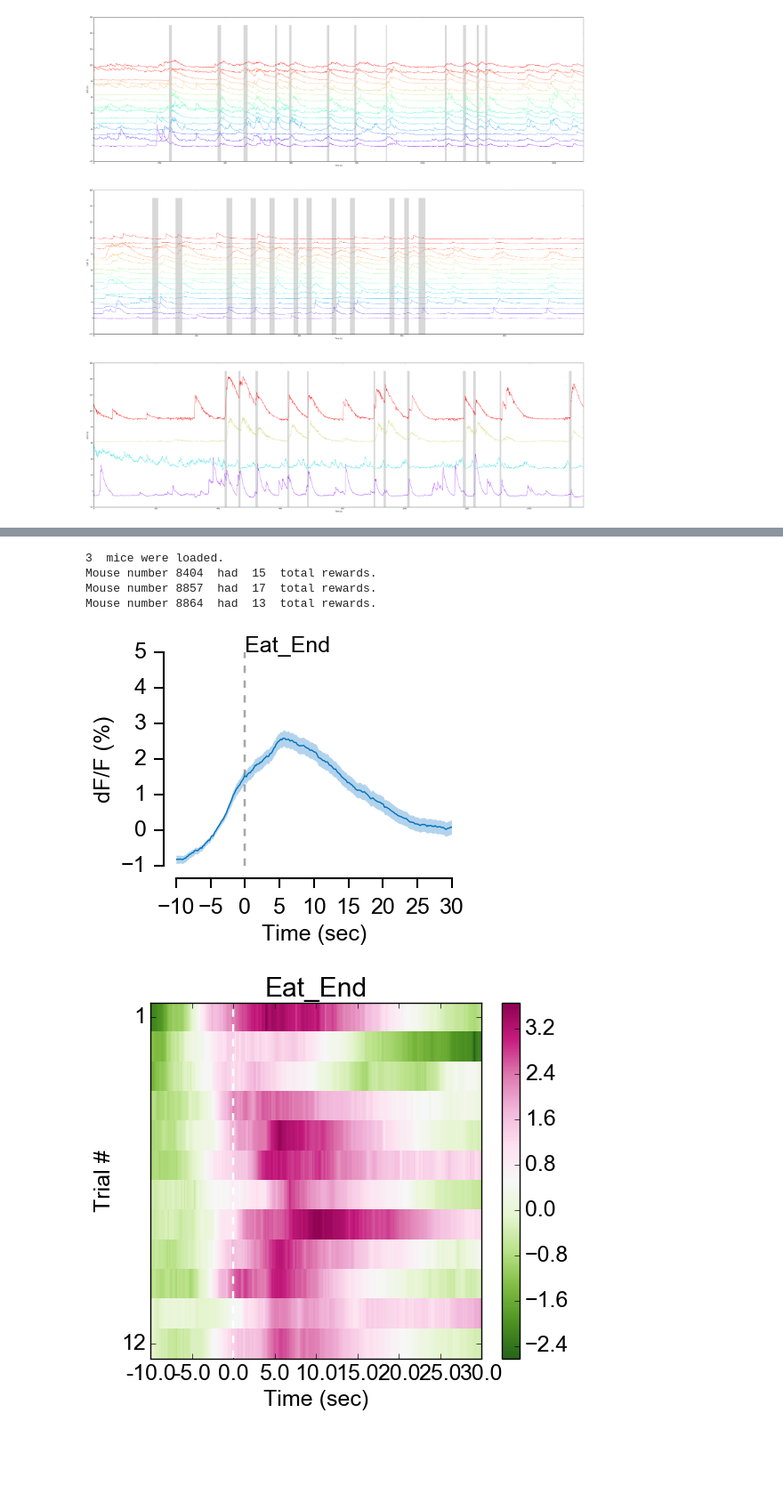
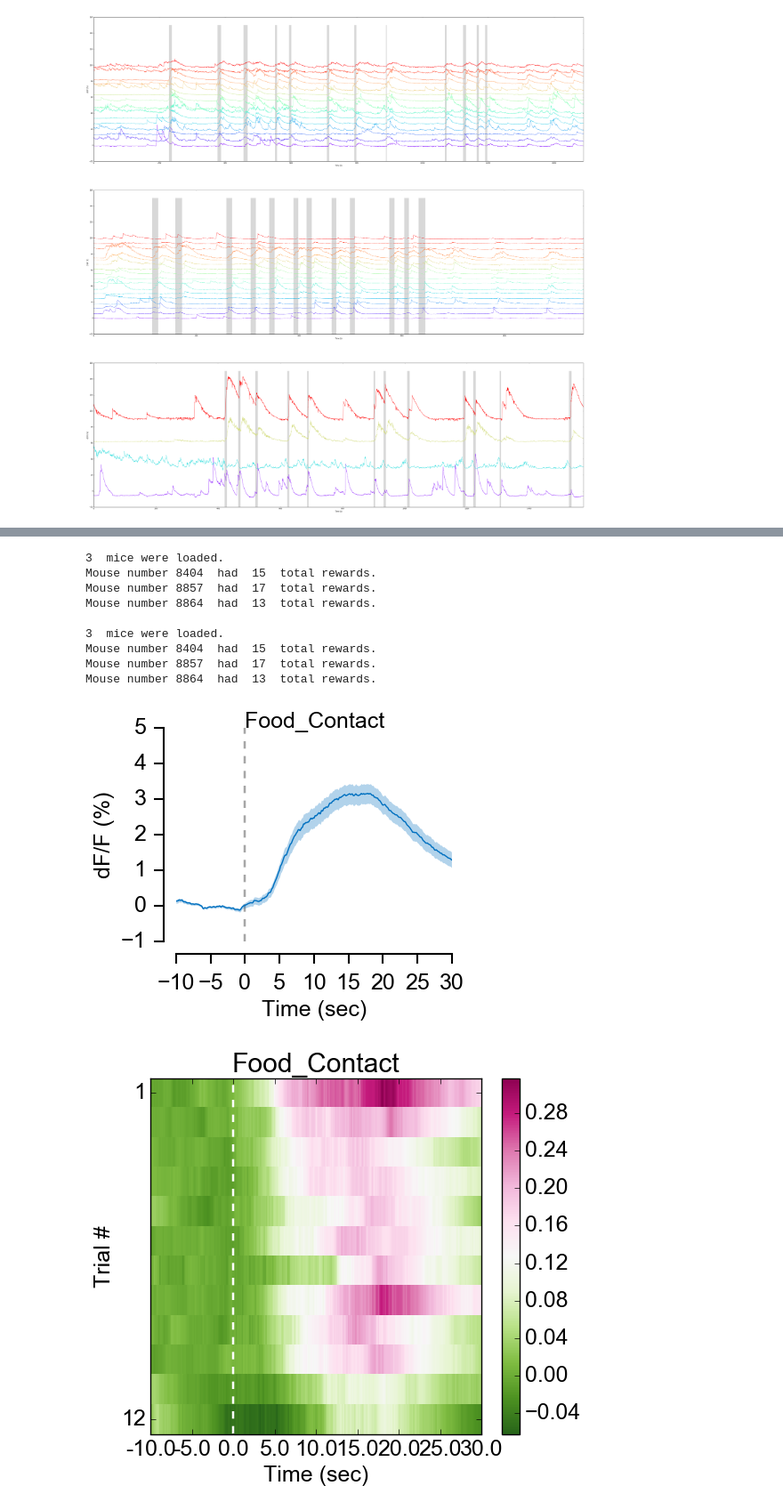
Before and after one commit to hkucukdereli/Analysis_Miniscope, a Jupyter notebook: Miniscope_FR1_first_summary.ipynb, the cells around one changed output, grey strips where cells are left out. Shown at 89% size. Saved outputs shown, nothing was run; the diff lists cells and outputs as text; code cells hidden in the pictures; blank space fills up the shorter version.

```diff
--- a/Miniscope_FR1_first_summary.ipynb
+++ b/Miniscope_FR1_first_summary.ipynb
@@ -60,13 +56,16 @@ for i, [mus, sess] in enumerate(mice):
 # %%
 # dFF and plot again
-filtList = filtData(mice, dffCalc(mice, dataList, lowest=False), cutoff=3.0, order=6)
-dFFList = smoothData(mice, filtList, window=5)
+filtList = filtData(mice, dffCalc(mice, dataList, lowest=False), cutoff=5.0, order=6)
+dFFList = smoothData(mice, filtList, window=4)
+
+# Normalize the data
+normList = normData(mice, dFFList)
 
 # Get the events
 eventStart = getEvents(mice, eventList, 'Eat_Start', trials)
 eventEnd = getEvents(mice, eventList, 'Eat_End', trials)
 
-if True:
+if 1:
     # Plot the dFF data
     n = 100
     fig = plt.figure(figsize=(50,50), facecolor="w", dpi= 150)
@@ -80,6 +79,6 @@ if True:
         for i, event in enumerate(eventStart[mus]):
             ax.fill_between([eventStart[mus].loc[i+1], eventEnd[mus].loc[i+1]], -20, 150, facecolor='gray', linewidth=0, alpha=0.3, zorder=-55)
 
-    fig.savefig("J:\\Hakan Kucukdereli\\Miniscope_Behaviour_MPIN\\scripts\\figures\\first_draft\\1_all_cells_filt2_dff.pdf")
+    #fig.savefig("J:\\Hakan Kucukdereli\\Miniscope_Behaviour_MPIN\\scripts\\figures\\first_draft\\1_all_cells_filt2_dff.pdf")
 # %% [output]
 [figure]
@@ -126,26 +209,32 @@ fig.savefig("J:\\Hakan Kucukdereli\\Miniscope_Behaviour_MPIN\\scripts\\figures\\
 # %%
 # Pick the event
-eventType = 'Eat_End'
+eventType = 'Food_Contact'
 base = -10.0
 duration = 30.0
 
 # Plot the mean of all
 eventsData = markTrials(mice, dFFList, base=base, duration=duration, eventType=eventType, behType=behType, trials=trials, baselining=True)
+eventsData_norm = markTrials(mice, normList, base=base, duration=duration, eventType=eventType, behType=behType, trials=trials, baselining=True)
 
 # Calculate the mean and sem
 mean=eventsData.pivot_table(index=['Event', 'Cell'], columns='New_Time').mean()
 sem=eventsData.pivot_table(index=['Event', 'Cell'], columns='New_Time').sem()
 time = np.arange(base,duration,fs)
 
 fig, ax = plotMean(mean, sem, time, eventType)
-fig.savefig("J:\\Hakan Kucukdereli\\Miniscope_Behaviour_MPIN\\scripts\\figures\\first_draft\\2_eat_end_all_trials_mean_10sec.svg")
+#fig.savefig("J:\\Hakan Kucukdereli\\Miniscope_Behaviour_MPIN\\scripts\\figures\\first_draft\\2_food_contact_all_trials_mean_10sec.svg")
 
-fig2, ax2 = plotHeat(eventsData, eventType, base, duration, trials, fs=0.05)
-fig2.savefig("J:\\Hakan Kucukdereli\\Miniscope_Behaviour_MPIN\\scripts\\figures\\first_draft\\2_eat_end_trials_heatmap_10sec.svg")
+fig2, ax2 = plotHeat(eventsData_norm, eventType, base, duration, trials, fs=0.05)
+#fig2.savefig("J:\\Hakan Kucukdereli\\Miniscope_Behaviour_MPIN\\scripts\\figures\\first_draft\\2_food_contact_trials_heatmap_10sec.svg")
 # %% [output]
 3  mice were loaded.
 Mouse number 8404  had  15  total rewards.
 Mouse number 8857  had  17  total rewards.
 Mouse number 8864  had  13  total rewards.
+
+3  mice were loaded.
+Mouse number 8404  had  15  total rewards.
+Mouse number 8857  had  17  total rewards.
+Mouse number 8864  had  13  total rewards.
-[figure, old version]
+[figure, new version]
-[figure, old version]
+[figure, new version]
```
Also changed, not shown: parts of 19 cells of this notebook, 9 other files.
